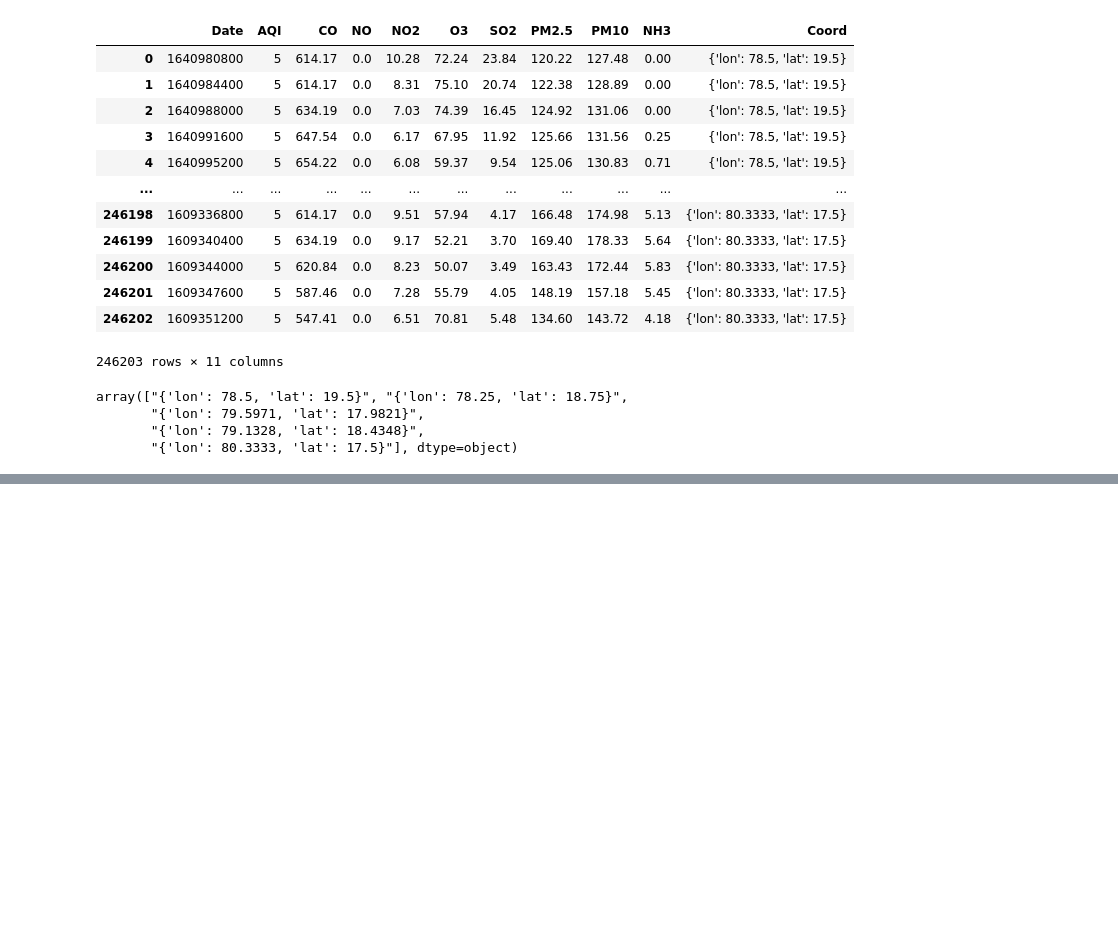
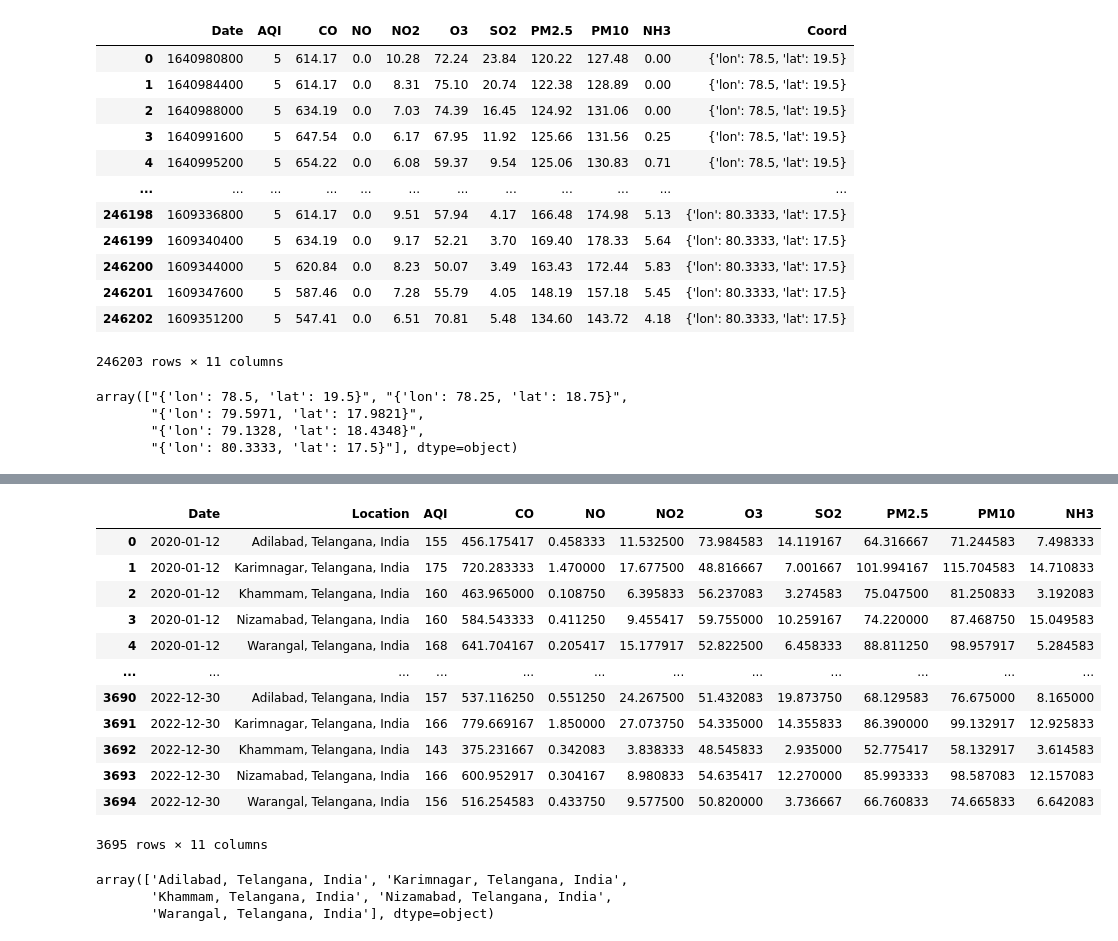
Before and after one commit to iamneo-production/5e43a363-c20b-41af-8510-d632bdd2aa81, a Jupyter notebook: Data/Air_Quality_Index/AQI_Data.ipynb, the cells around one changed output, grey strips where cells are left out. Cells and saved outputs as stored; diff of their text form; code cells hidden in the pictures; blank space fills up the shorter version.

```diff
--- a/Data/Air_Quality_Index/AQI_Data.ipynb
+++ b/Data/Air_Quality_Index/AQI_Data.ipynb
@@ -243,0 +264,8 @@ new_data.to_csv("AQI_finaldataset.csv",index=False)
+# %%
+# Convert the floating-point data to integers using ceiling and floor
+for column in Data.columns:
+    if Data['AQI'].dtype == 'float64':
+        Data['AQI'] = Data['AQI'].apply(lambda x: int(x) if x == int(x) else int(x) + 1 if x - int(x) >= 0.5 else int(x))
+
+# Write the modified data back to a CSV file
+Data.to_csv("AQI_finaldataset.csv", index=False)
@@ -243,0 +329,5 @@ new_data.to_csv("AQI_finaldataset.csv",index=False)
+# %%
+# import pandas as pd
+# Data = pd.read_csv("AQI_finaldataset.csv")
+
+Data['AQI'] = Data.apply(lambda row: calculate_aqi(row['SO2'], row['O3'], row['NO2'], row['PM10'], row['PM2.5'], row['NH3']), axis=1)
@@ -243,0 +346,23 @@ new_data.to_csv("AQI_finaldataset.csv",index=False)
+# %%
+Data.to_csv("AQI_finaldataset.csv", index=False)
+Data
+# %% [output]
+|  | Date | Location | AQI | CO | NO | NO2 | O3 | SO2 | PM2.5 | PM10 | NH3 |
+| 0 | 2020-01-12 | Adilabad, Telangana, India | 155 | 456.175417 | 0.458333 | 11.532500 | 73.984583 | 14.119167 | 64.316667 | 71.244583 | 7.498333 |
+| 1 | 2020-01-12 | Karimnagar, Telangana, India | 175 | 720.283333 | 1.470000 | 17.677500 | 48.816667 | 7.001667 | 101.994167 | 115.704583 | 14.710833 |
+| 2 | 2020-01-12 | Khammam, Telangana, India | 160 | 463.965000 | 0.108750 | 6.395833 | 56.237083 | 3.274583 | 75.047500 | 81.250833 | 3.192083 |
+| 3 | 2020-01-12 | Nizamabad, Telangana, India | 160 | 584.543333 | 0.411250 | 9.455417 | 59.755000 | 10.259167 | 74.220000 | 87.468750 | 15.049583 |
+| 4 | 2020-01-12 | Warangal, Telangana, India | 168 | 641.704167 | 0.205417 | 15.177917 | 52.822500 | 6.458333 | 88.811250 | 98.957917 | 5.284583 |
+| ... | ... | ... | ... | ... | ... | ... | ... | ... | ... | ... | ... |
+| 3690 | 2022-12-30 | Adilabad, Telangana, India | 157 | 537.116250 | 0.551250 | 24.267500 | 51.432083 | 19.873750 | 68.129583 | 76.675000 | 8.165000 |
+| 3691 | 2022-12-30 | Karimnagar, Telangana, India | 166 | 779.669167 | 1.850000 | 27.073750 | 54.335000 | 14.355833 | 86.390000 | 99.132917 | 12.925833 |
+| 3692 | 2022-12-30 | Khammam, Telangana, India | 143 | 375.231667 | 0.342083 | 3.838333 | 48.545833 | 2.935000 | 52.775417 | 58.132917 | 3.614583 |
+| 3693 | 2022-12-30 | Nizamabad, Telangana, India | 166 | 600.952917 | 0.304167 | 8.980833 | 54.635417 | 12.270000 | 85.993333 | 98.587083 | 12.157083 |
+| 3694 | 2022-12-30 | Warangal, Telangana, India | 156 | 516.254583 | 0.433750 | 9.577500 | 50.820000 | 3.736667 | 66.760833 | 74.665833 | 6.642083 |
+3695 rows × 11 columns
+# %%
+Data["Location"].unique()
+# %% [output]
+array(['Adilabad, Telangana, India', 'Karimnagar, Telangana, India',
+       'Khammam, Telangana, India', 'Nizamabad, Telangana, India',
+       'Warangal, Telangana, India'], dtype=object)
```
Also changed, not shown: parts of 6 cells of this notebook.
